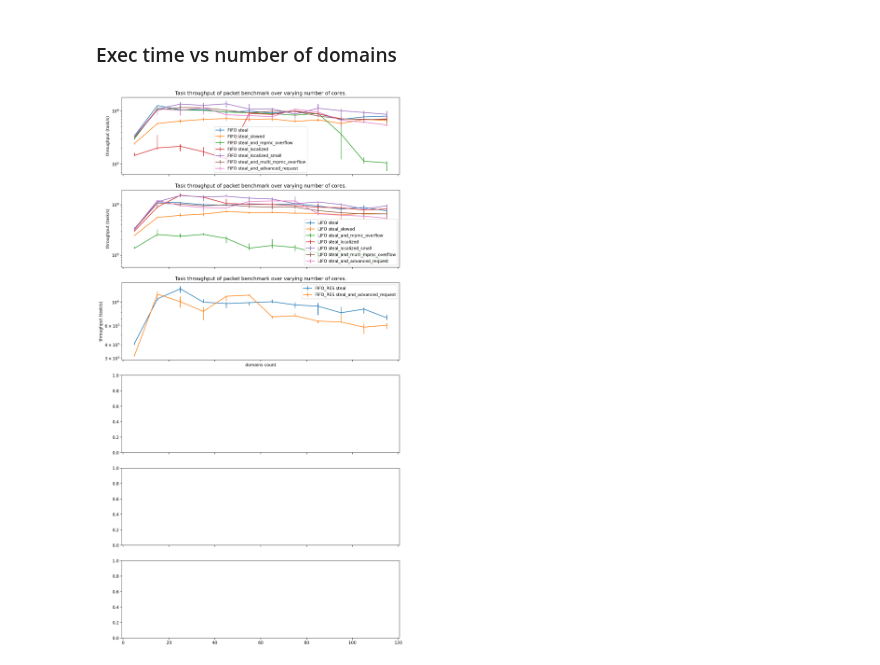
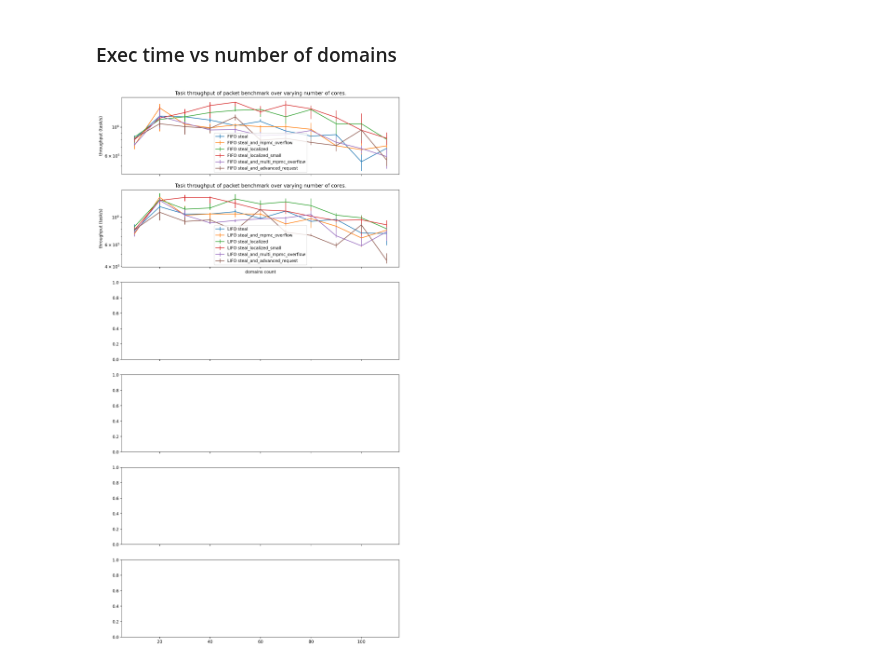
Before and after one commit to bartoszmodelski/ebsl, a Jupyter notebook: evaluation/packet-dist-methods/packet-benchmark-sherwood-dist.py-Copy1.ipynb, the cells around one changed output. Saved outputs shown, nothing was run; the diff lists cells and outputs as text; code cells hidden in the pictures.

```diff
--- a/evaluation/packet-dist-methods/packet-benchmark-sherwood-dist.py-Copy1.ipynb
+++ b/evaluation/packet-dist-methods/packet-benchmark-sherwood-dist.py-Copy1.ipynb
@@ -127,16 +127,19 @@ plt.rcParams['figure.dpi'] = 200
 # %% [markdown]
 ## Data collection
 # %%
-param_space = range(10,120,20)
+param_space = range(10,120,10)
 
-policies = ["steal", "steal_slowed", "steal_and_mpmc_overflow",
+policies = ["steal", "steal_and_mpmc_overflow",
             "steal_localized", "steal_localized_small",
             "steal_and_multi_mpmc_overflow", "steal_and_advanced_request"]
 fifos = []
 #fifos_res = []
 lifos = []
 
+import time
+
 for policy in policies:
+    time.sleep(1)
 
     fifo = []
     for i in param_space:
@@ -199,5 +189,5 @@ JSONDecodeError: Expecting property name enclosed in double quotes: line 1 colum
 # %%
-run_name = "distribution6"
+run_name = "distribution7final"
 # %%
 import pickle
 
@@ -207,9 +197,6 @@ with open('packet_fifos_' + run_name + '.pickle', 'wb') as handle:
 
 with open('packet_fifos_res' + run_name + '.pickle', 'wb') as handle:
     pickle.dump(fifos_res, handle)
-
-with open('packet_lifos_' + run_name + '.pickle', 'wb') as handle:
-    pickle.dump(lifos, handle)
 # %%
 fifos_transformed = []
 
@@ -259,6 +246,12 @@ def plot(x, data, key, name):
 
     return ax.errorbar(x, y, [lower_errbar, upper_errbar], label=name)
 # %%
+
+
+policies = ["steal", "steal_and_mpmc_overflow",
+            "steal_localized", "steal_localized_small",
+            "steal_and_multi_mpmc_overflow", "steal_and_advanced_request"]
+
 size = 6
 
 fig, axes = plt.subplots(size, 1, sharex=True)
@@ -301,7 +294,7 @@ ax.set_yscale("log")
 ax.set_title("Task throughput of packet benchmark over varying number of cores.")
 ax.set_ylabel('throughput (task/s)')
 #################################
-
+'''
 ax = axes[2]
 
 #line_lifo, = ax.plot(x, to_series(fifo_transformed, "time-processed"), label='FIFO')
@@ -319,7 +312,7 @@ ax.set_yscale("log")
 #ax.set_ylim(ymin=2*10**5, ymax=1.5*10**7)
 ax.set_title("Task throughput of packet benchmark over varying number of cores.")
 ax.set_ylabel('throughput (task/s)')
-
+'''
 
 
 '''
@@ -380,31 +373,31 @@ ax = axes[4]
 line_lifo = plot(x, fifo_transformed, "latency_q9999-processed", 'FIFO')
 line_fifo = plot(x, lifo_transformed, "latency_q9999-processed", 'LIFO')
 
 #ax.set_yscale("log")
 ax.set_ylim(ymin=1)
 ax.set_ylabel('latency (μs)')
 ax.set_title("99.99% percentile latency.")
 
 ########################
 ## WAIT ################
 ########################
 
 ax = axes[5]
 
 
 line_lifo = plot(x, fifo_transformed, "waited_for_space_on_enque-processed", 'FIFO')
 line_fifo = plot(x, lifo_transformed, "waited_for_space_on_enque-processed", 'LIFO')
 
 ax.set_yscale("log")
 ax.set_ylim(ymin=1)
 ax.set_xlabel('domains count')
 ax.set_ylabel('busy-wait loops (count)')
 ax.set_title("Number of retries on task insertion due to lack of space")
 
 '''
 
 ax.set_xlabel('domains count')
 
 plt.savefig("packet-basic-" + run_name + ".png", dpi=200)
 # %% [output]
-[figure, old version]
+[figure, new version]
```
Also changed, not shown: parts of 2 cells of this notebook, 12 other files.
